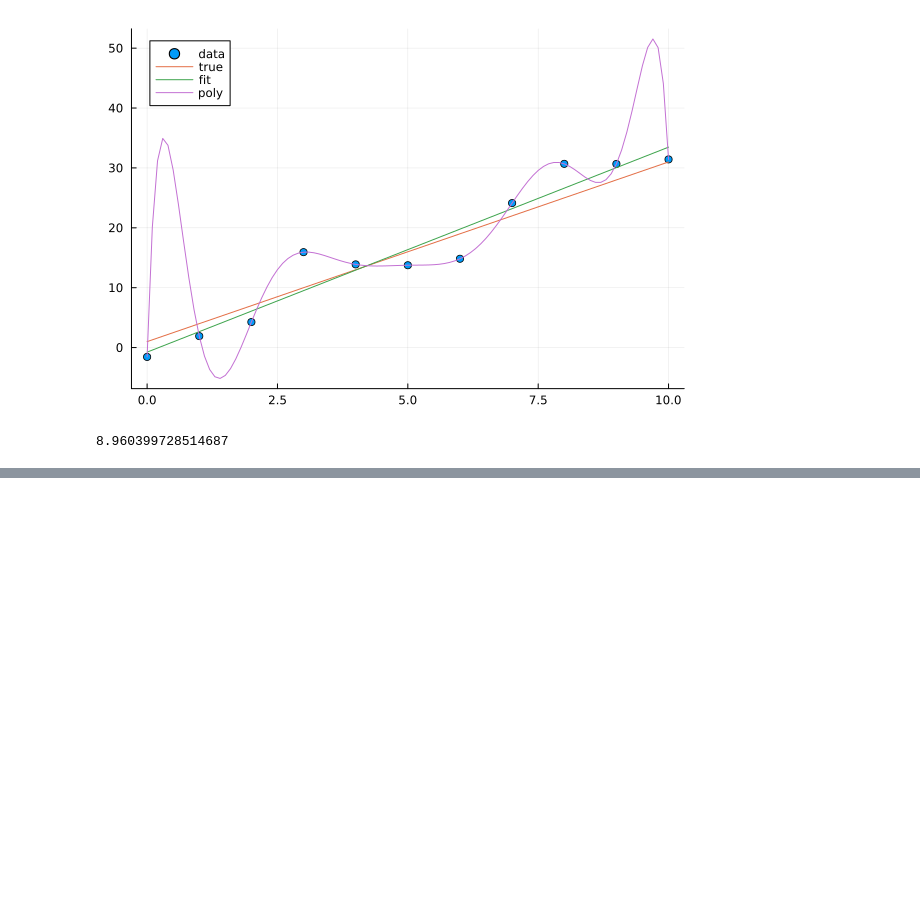
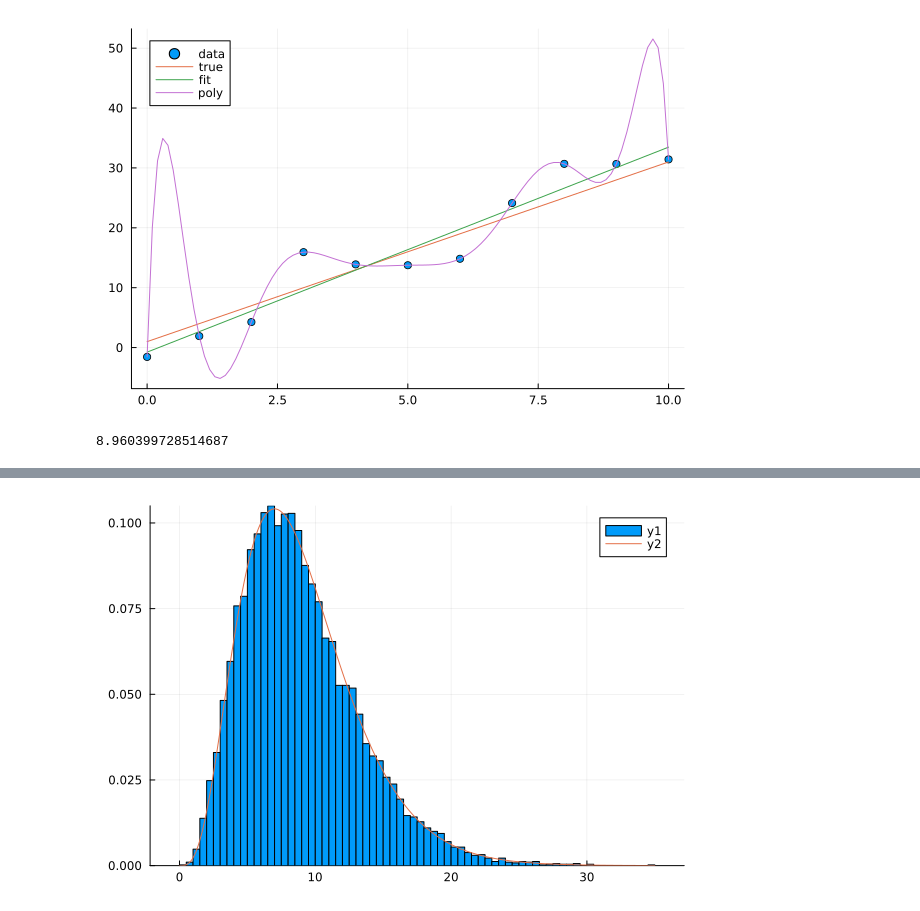
Before and after one commit to helmutstrey/BME-574-2024, a Jupyter notebook: Polynomial_LeastSquares.ipynb, the cells around one changed output, grey strips where cells are left out. Drawn from its saved outputs; the diff is of its cells as text; code cells hidden in the pictures; blank space fills up the shorter version.

```diff
--- a/Polynomial_LeastSquares.ipynb
+++ b/Polynomial_LeastSquares.ipynb
@@ -171,0 +176,2 @@ histogram(chi2_list./data_std^2)
+# %%
+chiy = pdf.(Chisq(9), chix)
@@ -171,0 +196,5 @@ histogram(chi2_list./data_std^2)
+# %%
+histogram(chi2_list./data_std^2, normed=true)
+plot!(chix,chiy)
+# %% [output]
+[figure, added]
```
Also changed, not shown: parts of 3 cells of this notebook, 4 other files.
